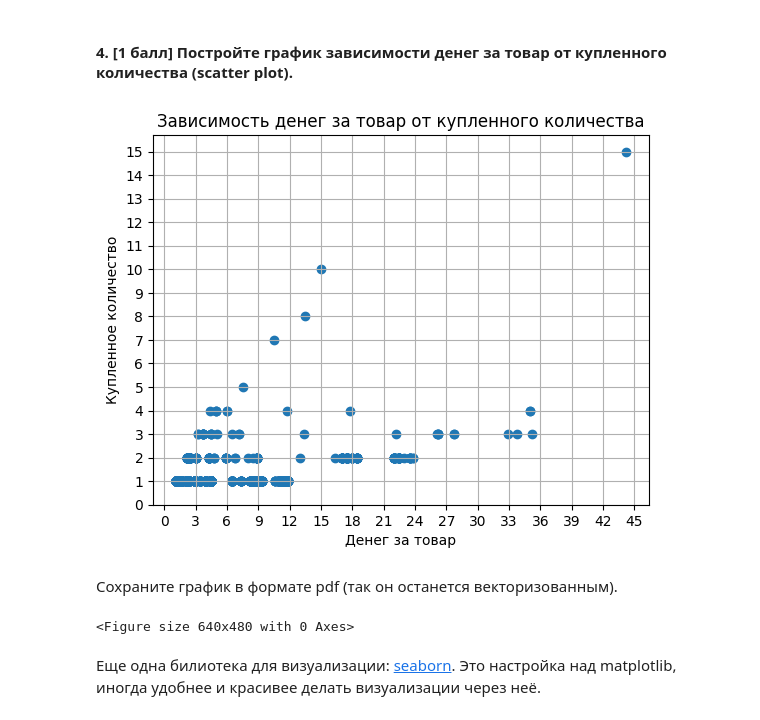
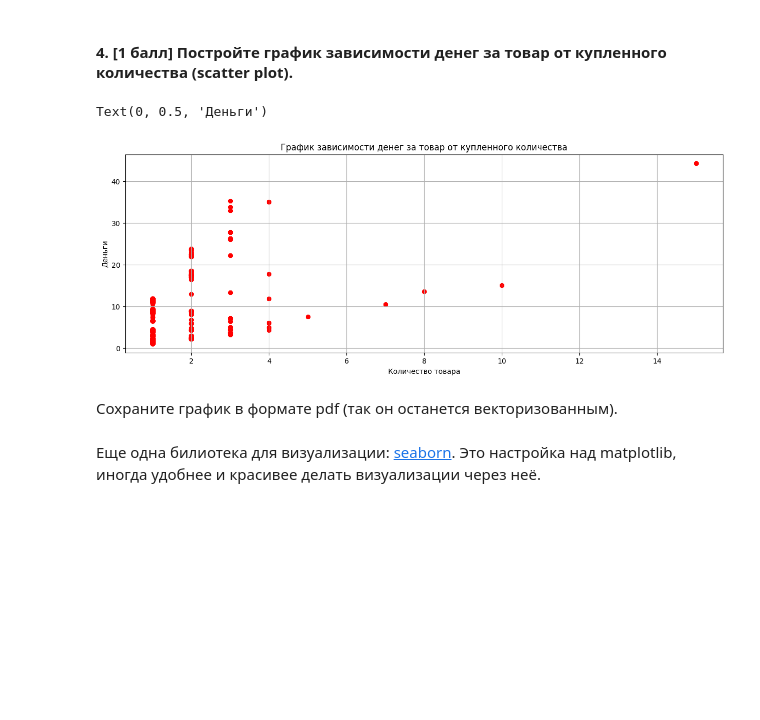
Before and after one commit to yaedavid/MachineLearning2023, a Jupyter notebook: homework-practice-01-pandas.ipynb, the cells around one changed output. Saved outputs shown, nothing was run; the diff lists cells and outputs as text; code cells hidden in the pictures; blank space fills up the shorter version.

```diff
--- a/homework-practice-01-pandas.ipynb
+++ b/homework-practice-01-pandas.ipynb
@@ -470,24 +466,23 @@ plt.show()
 # %% [markdown]
 #### 4. [1 балл] Постройте график зависимости денег за товар от купленного количества (scatter plot).
-# %%
-quantity = data['quantity']
-price = data['float_price']
-
-plt.scatter(price, quantity)
-plt.xticks(np.arange(0, 48, 3), np.arange(0, 48, 3))
-plt.yticks(np.arange(0, 16, 1), np.arange(0, 16, 1))
-plt.xlabel('Денег за товар')
-plt.ylabel('Купленное количество')
-plt.title('Зависимость денег за товар от купленного количества')
-plt.grid()
-plt.show()
-# %% [output]
-[figure, removed]
+# %%
+scatter_plot1 = np.array(data['quantity'])
+scatter_plot2 = np.array(data['float_price'])
+label_sc = np.array(data['item_name'])
+
+fig, axes = plt.subplots(figsize=(15,5))
+axes.scatter(scatter_plot1, scatter_plot2, color='red', marker = "8")
+
+axes.set_title('График зависимости денег за товар от купленного количества')
+axes.grid()
+axes.set_xlabel("Количество товара")
+axes.set_ylabel("Деньги")
+# %% [output]
+Text(0, 0.5, 'Деньги')
+[figure, added]
 # %% [markdown]
 Сохраните график в формате pdf (так он останется векторизованным).
 # %%
-plt.savefig("plot.pdf", format="pdf")
+fig.savefig("plot.pdf", dpi=200)
-# %% [output]
-<Figure size 640x480 with 0 Axes>
 # %% [markdown]
 Еще одна билиотека для визуализации: [seaborn](https://jakevdp.github.io/PythonDataScienceHandbook/04.14-visualization-with-seaborn.html). Это настройка над matplotlib, иногда удобнее и красивее делать визуализации через неё.
```
Also changed, not shown: parts of 5 cells of this notebook, 1 other file.
